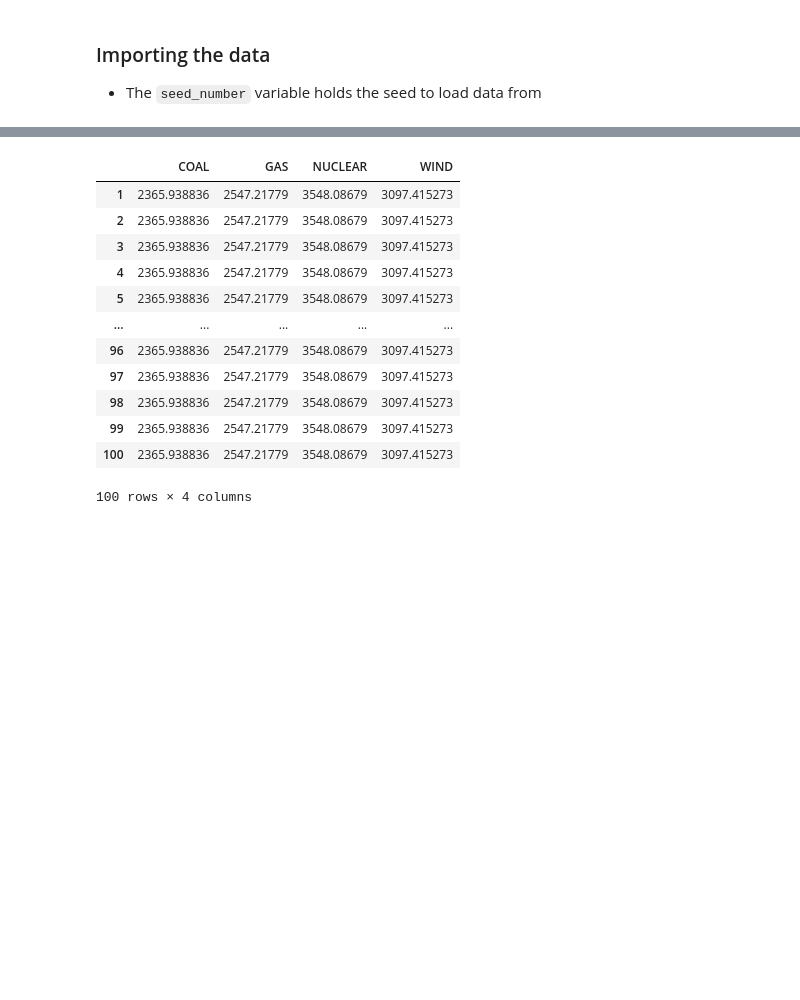
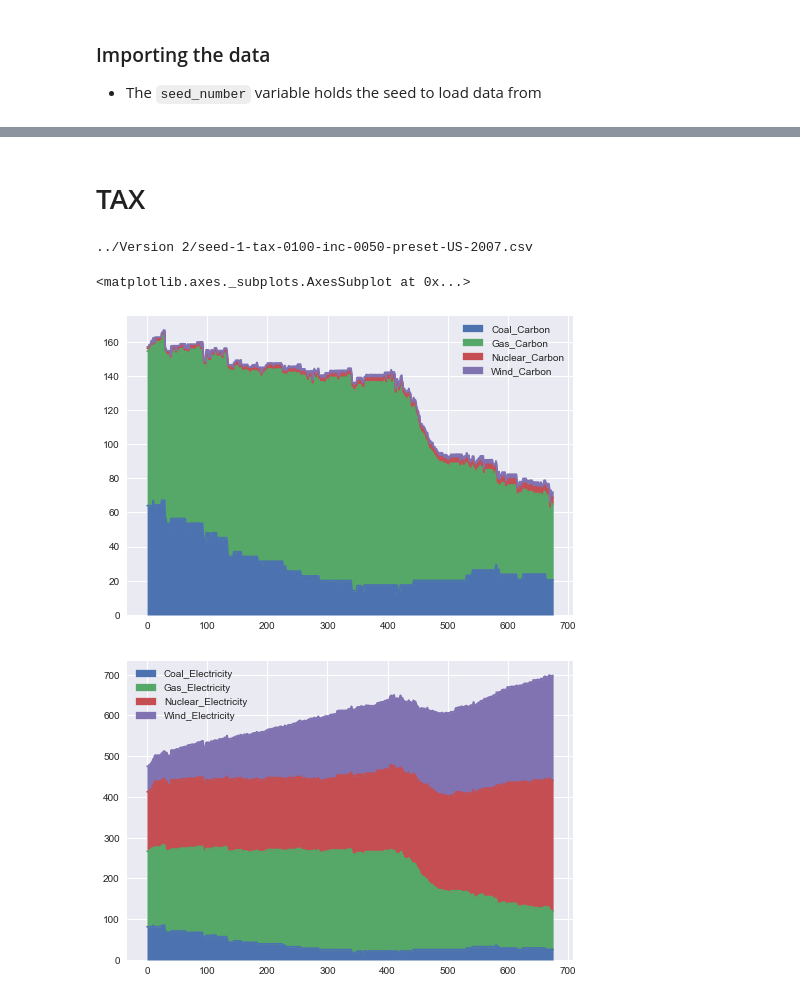
Before and after one commit to timjchandler/tax-or-trade, a Jupyter notebook: Data Analytics/analysis.ipynb, the cells around one changed output, grey strips where cells are left out. Saved outputs shown, nothing was run; the diff lists cells and outputs as text; code cells hidden in the pictures; blank space fills up the shorter version.

````diff
--- a/Data Analytics/analysis.ipynb
+++ b/Data Analytics/analysis.ipynb
@@ -26,25 +29 @@ preset = "US-2007"
 + The ```seed_number``` variable holds the seed to load data from
-# %%
-def getDF(seed_number):
-    filepath = '../Version 2/seed-' + str(seed_number) + '-' + preset + '.csv'
-    df = pd.read_csv(filepath)
-    return df
-
-def getVerboseDF(seed_number):
-    filepath = '../Version 2/verbose-' + str(seed_number) + '-' + preset + '.csv'
-    df = pd.read_csv(filepath)
-    return df
-
-def getSum(df, tick, carbon, electricity):
-    types = ['COAL', 'GAS', 'NUCLEAR', 'WIND']
-    for fuel in types:
-        carbon.at[tick, fuel] = df.loc[(df['Tick'] == tick) & (df['Type'] == fuel) , 'Carbon'].sum()
-        electricity.at[tick, fuel] = df.loc[(df['Tick'] == tick) & (df['Type'] == fuel) , 'Electricity'].sum()
-    return carbon, electricity
-
-def cleanVerbose(df):
-    carbon = pd.DataFrame()
-    electricity = pd.DataFrame()
-    for idx in range(1,df['Tick'].max()):
-        carbon, electricity = getSum(df, idx, carbon, electricity)
-    return carbon, electricity
@@ -51 +62,6 @@ def cleanVerbose(df):
+# %%
+def getDFwithInput():
+    filepath = buildFilePath(seed, isTax, initial, increment, preset)
+    df = getDF(filepath)
+    return df
 # %%
@@ -82,16 +79,19 @@ carbon.head(100)
-# %%
-electricity.head(100)
-# %% [output]
-|  | COAL | GAS | NUCLEAR | WIND |
-| 1 | 2365.938836 | 2547.21779 | 3548.08679 | 3097.415273 |
-| 2 | 2365.938836 | 2547.21779 | 3548.08679 | 3097.415273 |
-| 3 | 2365.938836 | 2547.21779 | 3548.08679 | 3097.415273 |
-| 4 | 2365.938836 | 2547.21779 | 3548.08679 | 3097.415273 |
-| 5 | 2365.938836 | 2547.21779 | 3548.08679 | 3097.415273 |
-| ... | ... | ... | ... | ... |
-| 96 | 2365.938836 | 2547.21779 | 3548.08679 | 3097.415273 |
-| 97 | 2365.938836 | 2547.21779 | 3548.08679 | 3097.415273 |
-| 98 | 2365.938836 | 2547.21779 | 3548.08679 | 3097.415273 |
-| 99 | 2365.938836 | 2547.21779 | 3548.08679 | 3097.415273 |
-| 100 | 2365.938836 | 2547.21779 | 3548.08679 | 3097.415273 |
-100 rows × 4 columns
+# %% [markdown]
+# TAX
+# %%
+seed        = 1
+isTax       = True
+initial     = '0100'
+increment   = '0050'
+preset      = 'US-2007'
+
+carbon, electricity = getCE(getDFwithInput())
+
+# fig, ax = plt.subplots(1, 2)
+carbon.plot.area()
+electricity.plot.area()
+# %% [output]
+../Version 2/seed-1-tax-0100-inc-0050-preset-US-2007.csv
+<matplotlib.axes._subplots.AxesSubplot at 0x...>
+[figure, added]
+[figure, added]
````
Also changed, not shown: parts of 13 cells of this notebook, 15 other files.
